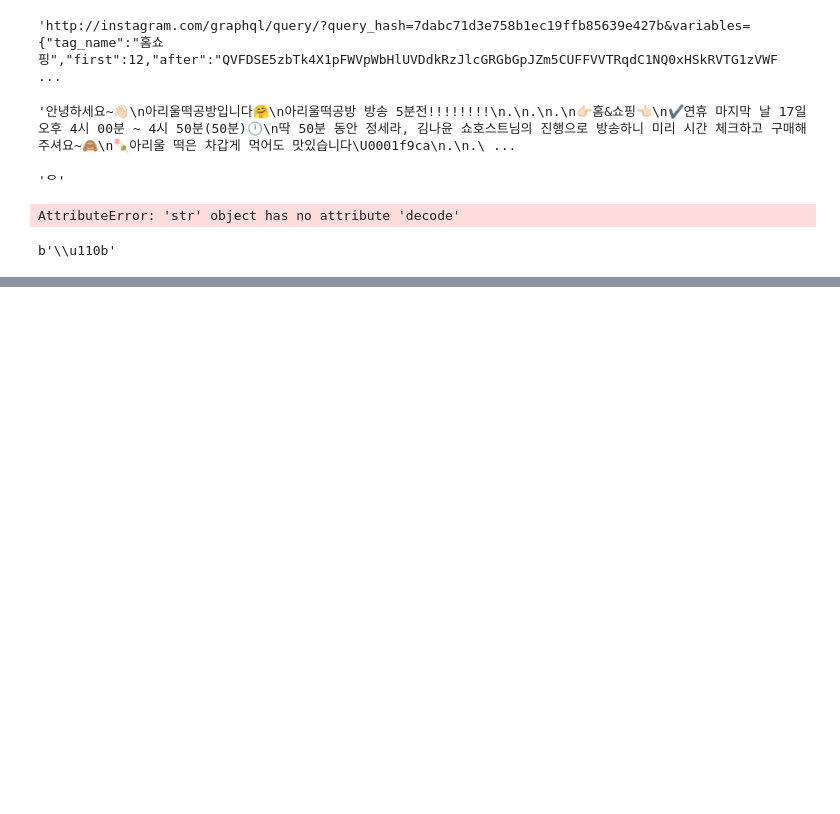
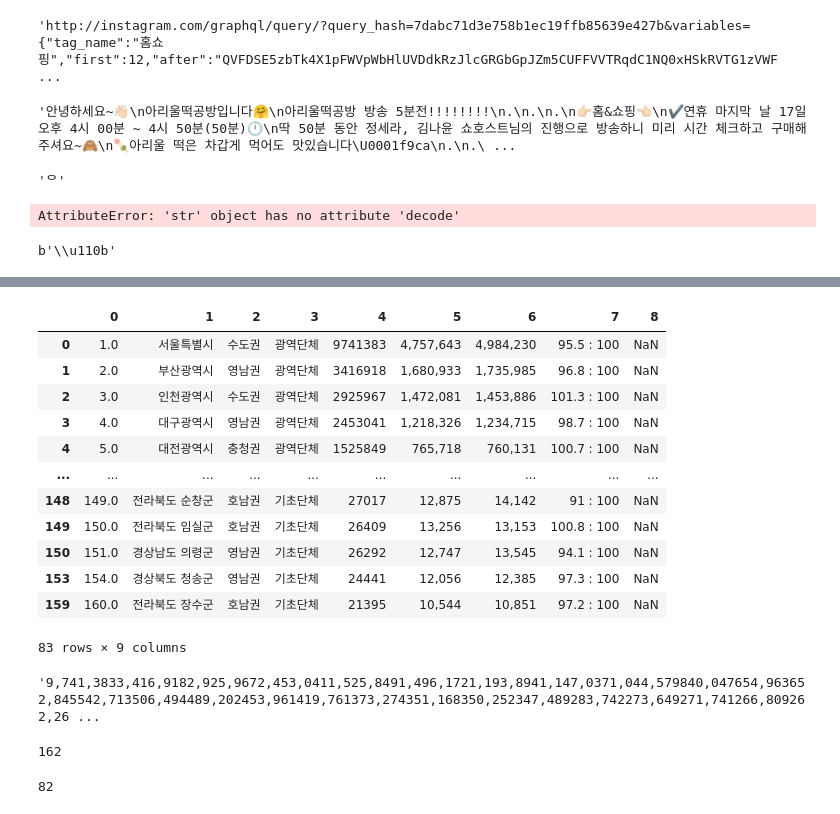
Before and after one commit to devsosin/big_contest, a Jupyter notebook: temp.ipynb, the cells around one changed output, grey strips where cells are left out. Cells and saved outputs as stored; diff of their text form; code cells hidden in the pictures; blank space fills up the shorter version.

```diff
--- a/temp.ipynb
+++ b/temp.ipynb
@@ -168,0 +318,2 @@ b'\\u110b'
+# %%
+pub = pub[:40]
@@ -168,0 +333,28 @@ b'\\u110b'
+# %%
+pub = pub[:162]
+# %%
+pub[4] = list(map(lambda i : int(i.replace(',','')), pub[4]))
+# %%
+pub[idx]
+# %% [output]
+|  | 0 | 1 | 2 | 3 | 4 | 5 | 6 | 7 | 8 |
+| 0 | 1.0 | 서울특별시 | 수도권 | 광역단체 | 9741383 | 4,757,643 | 4,984,230 | 95.5 : 100 | NaN |
+| 1 | 2.0 | 부산광역시 | 영남권 | 광역단체 | 3416918 | 1,680,933 | 1,735,985 | 96.8 : 100 | NaN |
+| 2 | 3.0 | 인천광역시 | 수도권 | 광역단체 | 2925967 | 1,472,081 | 1,453,886 | 101.3 : 100 | NaN |
+| 3 | 4.0 | 대구광역시 | 영남권 | 광역단체 | 2453041 | 1,218,326 | 1,234,715 | 98.7 : 100 | NaN |
+| 4 | 5.0 | 대전광역시 | 충청권 | 광역단체 | 1525849 | 765,718 | 760,131 | 100.7 : 100 | NaN |
+| ... | ... | ... | ... | ... | ... | ... | ... | ... | ... |
+| 148 | 149.0 | 전라북도 순창군 | 호남권 | 기초단체 | 27017 | 12,875 | 14,142 | 91 : 100 | NaN |
+| 149 | 150.0 | 전라북도 임실군 | 호남권 | 기초단체 | 26409 | 13,256 | 13,153 | 100.8 : 100 | NaN |
+| 150 | 151.0 | 경상남도 의령군 | 영남권 | 기초단체 | 26292 | 12,747 | 13,545 | 94.1 : 100 | NaN |
+| 153 | 154.0 | 경상북도 청송군 | 영남권 | 기초단체 | 24441 | 12,056 | 12,385 | 97.3 : 100 | NaN |
+| 159 | 160.0 | 전라북도 장수군 | 호남권 | 기초단체 | 21395 | 10,544 | 10,851 | 97.2 : 100 | NaN |
+83 rows × 9 columns
+# %%
+pub[idx]
+# %% [output]
+'9,741,3833,416,9182,925,9672,453,0411,525,8491,496,1721,193,8941,147,0371,044,579840,047654,963652,845542,713506,494489,202453,961419,761373,274351,168350,252347,489283,742273,649271,741266,809262,26 ...
+# %%
+len(results)
+# %% [output]
+162
@@ -168,0 +363,4 @@ b'\\u110b'
+# %%
+len(set(results))
+# %% [output]
+82
```
Also changed, not shown: parts of 26 cells of this notebook, 5 other files.
